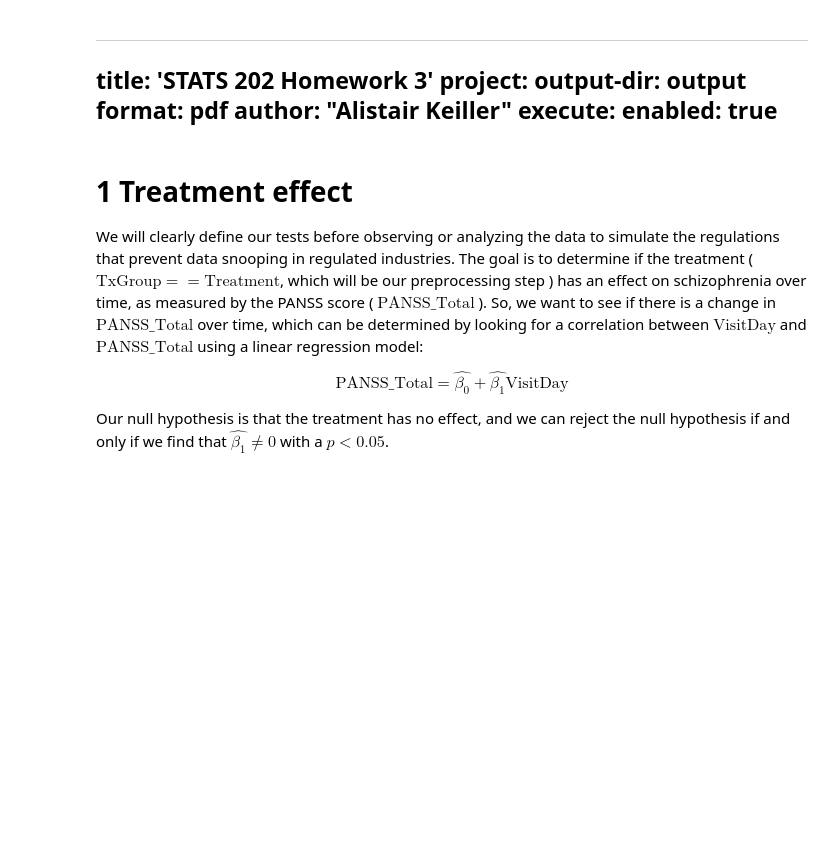
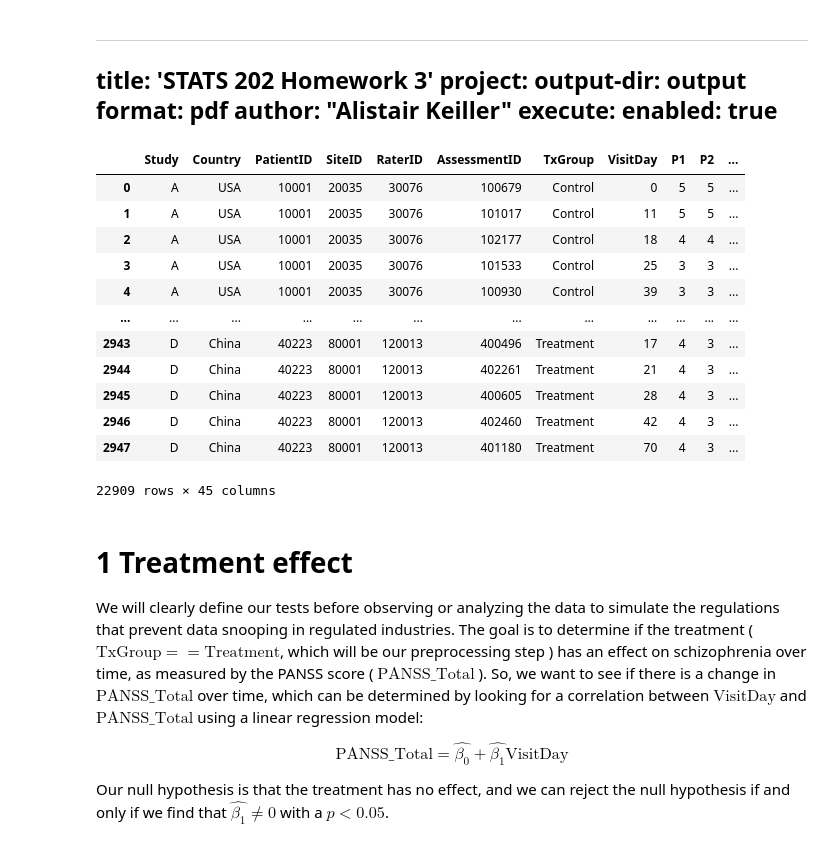
Before and after one commit to AlistairKeiller/STATS-202-final, a Jupyter notebook: final.ipynb, the cells around one changed output. Cells and saved outputs as stored; diff of their text form; code cells hidden in the pictures; blank space fills up the shorter version.

```diff
--- a/final.ipynb
+++ b/final.ipynb
@@ -36,38 +36,57 @@ data["NSUM"] = np.sum([data["N" + str(n)] for n in range(1, 8)], axis=0)
 data["GSUM"] = np.sum([data["G" + str(n)] for n in range(1, 17)], axis=0)
 data["Treatment"] = data["TxGroup"] == "Treatment"
 data["Flagged"] = data["LeadStatus"] != "Passed"
+data["PatientID"] = data["PatientID"].astype("category")
+data["SiteID"] = data["SiteID"].astype("category")
+data["RaterID"] = data["RaterID"].astype("category")
+data["AssessmentID"] = data["AssessmentID"].astype("category")
 PANSS_parts = [
     "P1",
     "P2",
     "P3",
     "P4",
     "P5",
     "P6",
     "P7",
     "N1",
     "N2",
     "N3",
     "N4",
     "N5",
     "N6",
     "N7",
     "G1",
     "G2",
     "G3",
     "G4",
     "G5",
     "G6",
     "G7",
     "G8",
     "G9",
     "G10",
     "G11",
     "G12",
     "G13",
     "G14",
     "G15",
     "G16",
 ]
+data
+# %% [output]
+|  | Study | Country | PatientID | SiteID | RaterID | AssessmentID | TxGroup | VisitDay | P1 | P2 | ... |
+| 0 | A | USA | 10001 | 20035 | 30076 | 100679 | Control | 0 | 5 | 5 | ... |
+| 1 | A | USA | 10001 | 20035 | 30076 | 101017 | Control | 11 | 5 | 5 | ... |
+| 2 | A | USA | 10001 | 20035 | 30076 | 102177 | Control | 18 | 4 | 4 | ... |
+| 3 | A | USA | 10001 | 20035 | 30076 | 101533 | Control | 25 | 3 | 3 | ... |
+| 4 | A | USA | 10001 | 20035 | 30076 | 100930 | Control | 39 | 3 | 3 | ... |
+| ... | ... | ... | ... | ... | ... | ... | ... | ... | ... | ... | ... |
+| 2943 | D | China | 40223 | 80001 | 120013 | 400496 | Treatment | 17 | 4 | 3 | ... |
+| 2944 | D | China | 40223 | 80001 | 120013 | 402261 | Treatment | 21 | 4 | 3 | ... |
+| 2945 | D | China | 40223 | 80001 | 120013 | 400605 | Treatment | 28 | 4 | 3 | ... |
+| 2946 | D | China | 40223 | 80001 | 120013 | 402460 | Treatment | 42 | 4 | 3 | ... |
+| 2947 | D | China | 40223 | 80001 | 120013 | 401180 | Treatment | 70 | 4 | 3 | ... |
+22909 rows × 45 columns
 # %% [markdown]
 # 1 Treatment effect
 
```
Also changed, not shown: parts of 1 cell of this notebook.
